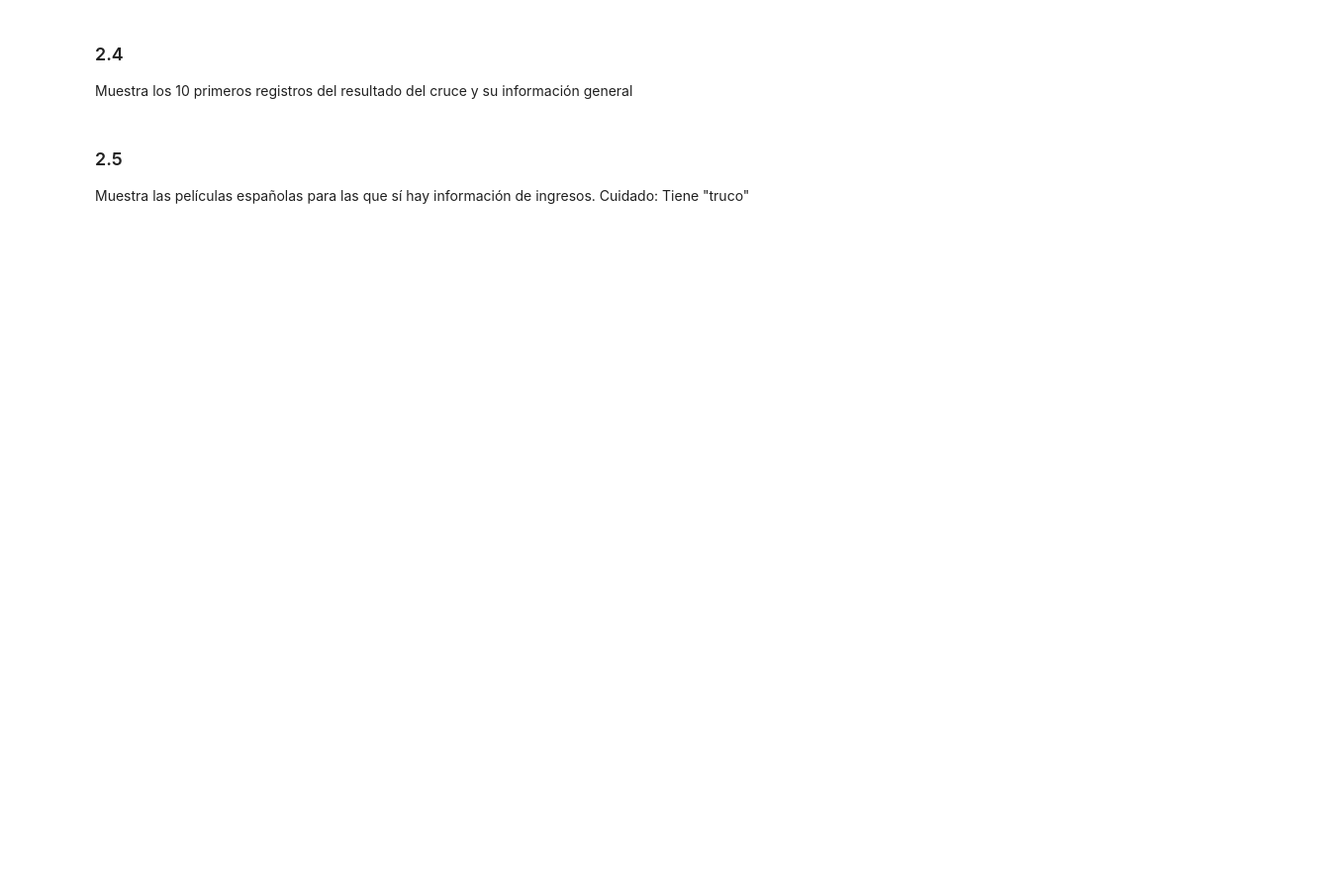
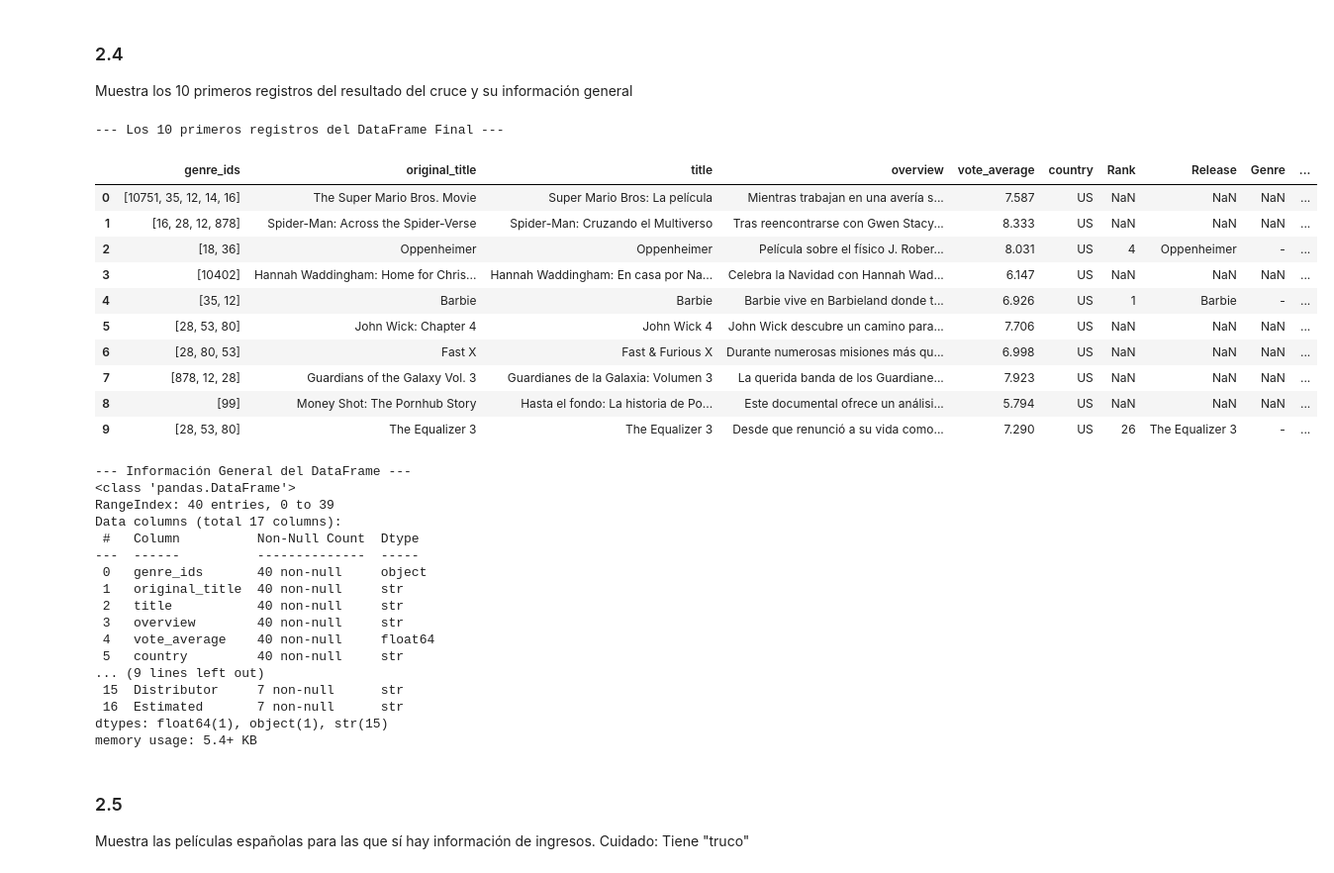
Before and after one commit to csanchosahun/DS-Online-Carlos-Sancho, a Jupyter notebook: 03_Data_Analysis/Sprint_06/Unidad_02_Procesado_Datos_Externos_Web_Scraping_APIs/03_Practica_Obligatoria/18_Practica_Obligatoria_Web_Scraping_APIs.ipynb, the cells around one changed output. Shown at 99% size. Saved outputs shown, nothing was run; the diff lists cells and outputs as text; code cells hidden in the pictures; blank space fills up the shorter version.

```diff
--- a/03_Data_Analysis/Sprint_06/Unidad_02_Procesado_Datos_Externos_Web_Scraping_APIs/03_Practica_Obligatoria/18_Practica_Obligatoria_Web_Scraping_APIs.ipynb
+++ b/03_Data_Analysis/Sprint_06/Unidad_02_Procesado_Datos_Externos_Web_Scraping_APIs/03_Practica_Obligatoria/18_Practica_Obligatoria_Web_Scraping_APIs.ipynb
@@ -322,0 +413,20 @@ Para hacerte más sencillo el trabajo, te doy aquí algunas pistas:
+# %%
+datos_filas = []
+
+# 1. Verificamos que la tabla existe
+if tabla:
+    # 2. Buscamos todas las filas 'tr' directamente en la tabla
+    filas = tabla.find_all('tr')
+
+    # 3. La primera fila suelen ser las cabeceras, así que las saltamos
+    for fila in filas:
+        celdas = fila.find_all('td')
+        if celdas:  # Solo si la fila tiene celdas de datos
+            valores = [td.text.strip() for td in celdas]
+            datos_filas.append(valores)
+
+    # 4. Creamos el DataFrame
+    df_mojo = pd.DataFrame(datos_filas, columns=cabeceras)
+    print("¡Éxito! DataFrame creado.")
+else:
+    print("Error: La variable 'tabla' está vacía. Revisa el paso anterior.")
@@ -328,3 +453,19 @@ Si no has podido hacer el ejercicio Extra anterior, lee los datos que hay en "./
 ### 2.3
 
 Hora de volver a nuestro `DataFrame` de peliculas obtenido de la API. Pégale las recuadaciones de df_mojo, de forma que mantegamos las 40 peliculas populares, no importa cuantas de df_mojo queden. ¿Qué método vas a usar?¿Qué tipo de join quieres hacer?¿Qué campos son los índices?
+# %%
+# Realizamos el cruce (merge)
+# left = df_base_movies (nuestras 40 pelis)
+# right = df_mojo (los datos de recaudación)
+# how = 'left' (mantiene todas las de la izquierda)
+
+df_final = df_base_movies.merge(
+    df_mojo,
+    left_on="title",   # Columna en el DataFrame de la API
+    right_on="Release", # Columna en el DataFrame de Mojo que contiene el título
+    how="left"          # Mantener las 40 originales
+)
+
+# Mostramos el resultado
+print(f"Dimensiones finales: {df_final.shape}")
+display(df_final.head())
@@ -331,6 +480,44 @@ Hora de volver a nuestro `DataFrame` de peliculas obtenido de la API. Pégale la
 # %% [markdown]
 ### 2.4
 Muestra los 10 primeros registros del resultado del cruce y su información general
+# %%
+# 1. Mostramos los 10 primeros registros
+print("--- Los 10 primeros registros del DataFrame Final ---")
+display(df_final.head(10))
+
+# 2. Mostramos la información general
+print("\n--- Información General del DataFrame ---")
+df_final.info()
+# %% [output]
+--- Los 10 primeros registros del DataFrame Final ---
+|  | genre_ids | original_title | title | overview | vote_average | country | Rank | Release | Genre | ... |
+| 0 | [10751, 35, 12, 14, 16] | The Super Mario Bros. Movie | Super Mario Bros: La película | Mientras trabajan en una avería s... | 7.587 | US | NaN | NaN | NaN | ... |
+| 1 | [16, 28, 12, 878] | Spider-Man: Across the Spider-Verse | Spider-Man: Cruzando el Multiverso | Tras reencontrarse con Gwen Stacy... | 8.333 | US | NaN | NaN | NaN | ... |
+| 2 | [18, 36] | Oppenheimer | Oppenheimer | Película sobre el físico J. Rober... | 8.031 | US | 4 | Oppenheimer | - | ... |
+| 3 | [10402] | Hannah Waddingham: Home for Chris... | Hannah Waddingham: En casa por Na... | Celebra la Navidad con Hannah Wad... | 6.147 | US | NaN | NaN | NaN | ... |
+| 4 | [35, 12] | Barbie | Barbie | Barbie vive en Barbieland donde t... | 6.926 | US | 1 | Barbie | - | ... |
+| 5 | [28, 53, 80] | John Wick: Chapter 4 | John Wick 4 | John Wick descubre un camino para... | 7.706 | US | NaN | NaN | NaN | ... |
+| 6 | [28, 80, 53] | Fast X | Fast & Furious X | Durante numerosas misiones más qu... | 6.998 | US | NaN | NaN | NaN | ... |
+| 7 | [878, 12, 28] | Guardians of the Galaxy Vol. 3 | Guardianes de la Galaxia: Volumen 3 | La querida banda de los Guardiane... | 7.923 | US | NaN | NaN | NaN | ... |
+| 8 | [99] | Money Shot: The Pornhub Story | Hasta el fondo: La historia de Po... | Este documental ofrece un análisi... | 5.794 | US | NaN | NaN | NaN | ... |
+| 9 | [28, 53, 80] | The Equalizer 3 | The Equalizer 3 | Desde que renunció a su vida como... | 7.290 | US | 26 | The Equalizer 3 | - | ... |
+--- Información General del DataFrame ---
+<class 'pandas.DataFrame'>
+RangeIndex: 40 entries, 0 to 39
+Data columns (total 17 columns):
+ #   Column          Non-Null Count  Dtype
+---  ------          --------------  -----
+ 0   genre_ids       40 non-null     object
+ 1   original_title  40 non-null     str
+ 2   title           40 non-null     str
+ 3   overview        40 non-null     str
+ 4   vote_average    40 non-null     float64
+ 5   country         40 non-null     str
+... (9 lines left out)
+ 15  Distributor     7 non-null      str
+ 16  Estimated       7 non-null      str
+dtypes: float64(1), object(1), str(15)
+memory usage: 5.4+ KB
 # %% [markdown]
 ### 2.5
 
```
Also changed, not shown: parts of 15 cells of this notebook.
